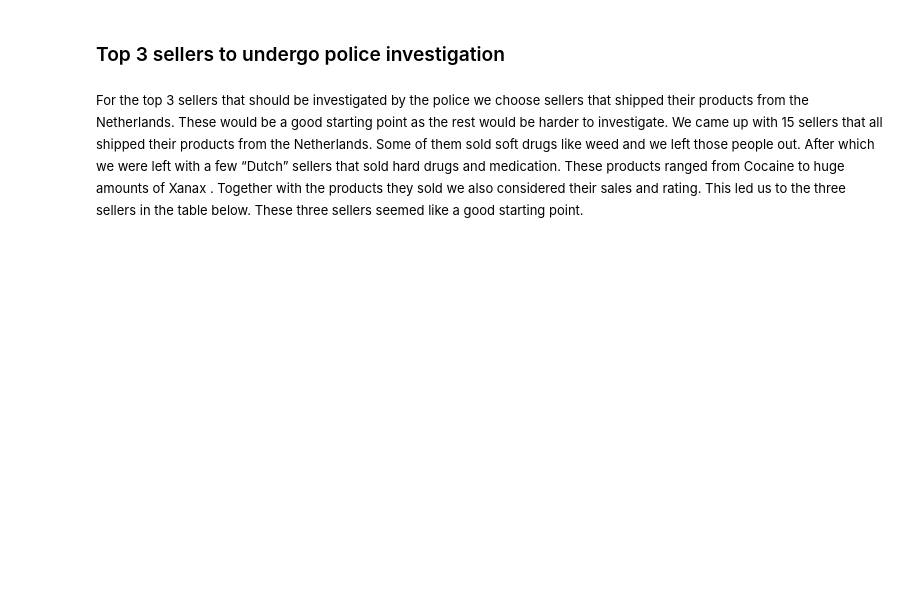
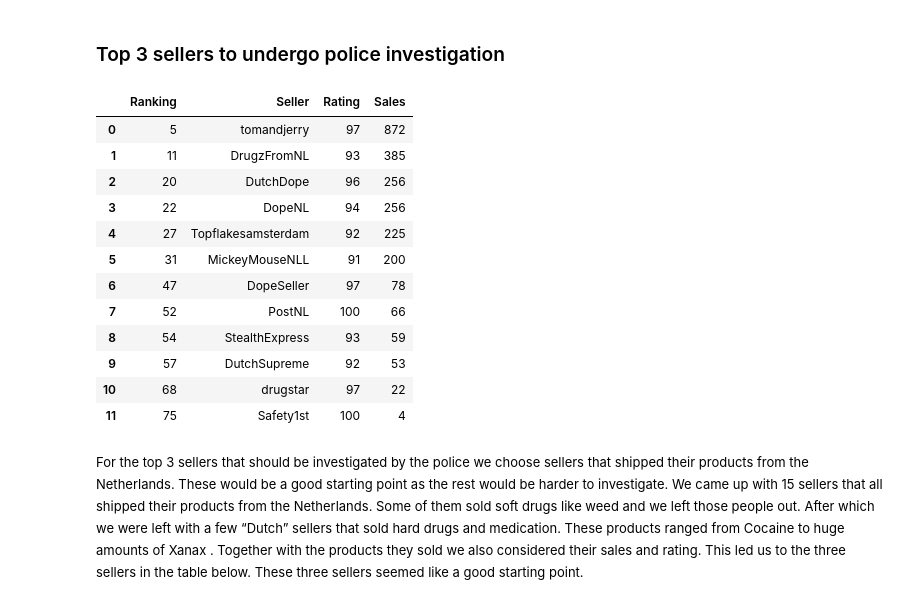
Before and after one commit to nagham-mekky/ForensicsAssignment1, a Jupyter notebook: Assignment1.ipynb, the cells around one changed output. Drawn from its saved outputs; the diff is of its cells as text; code cells hidden in the pictures; blank space fills up the shorter version.

Commit message:
Adding Dutch sellers

```diff
--- a/Assignment1.ipynb
+++ b/Assignment1.ipynb
@@ -123,6 +123,23 @@ Image(filename='GucciWallet.png', width = 500, height = 600)
 [figure]
 # %% [markdown]
 ### Top 3 sellers to undergo police investigation
+# %%
+csv_dutch_sellers = pd.read_csv('DF_Assignment1_Updated_DutchSellers.csv')
+csv_dutch_sellers.head(len(csv_dutch_sellers))
+# %% [output]
+|  | Ranking | Seller | Rating | Sales |
+| 0 | 5 | tomandjerry | 97 | 872 |
+| 1 | 11 | DrugzFromNL | 93 | 385 |
+| 2 | 20 | DutchDope | 96 | 256 |
+| 3 | 22 | DopeNL | 94 | 256 |
+| 4 | 27 | Topflakesamsterdam | 92 | 225 |
+| 5 | 31 | MickeyMouseNLL | 91 | 200 |
+| 6 | 47 | DopeSeller | 97 | 78 |
+| 7 | 52 | PostNL | 100 | 66 |
+| 8 | 54 | StealthExpress | 93 | 59 |
+| 9 | 57 | DutchSupreme | 92 | 53 |
+| 10 | 68 | drugstar | 97 | 22 |
+| 11 | 75 | Safety1st | 100 | 4 |
 # %% [markdown]
 <font size='2'>For the top 3 sellers that should be investigated by the police we choose sellers that shipped their products from the Netherlands.  These would be a good starting point as the rest would be harder to investigate. We came up with 15 sellers that all shipped their products from the Netherlands. Some of them sold soft drugs like weed and we left those people out. After which we were left with a few “Dutch” sellers that sold hard drugs and medication. These products ranged from Cocaine to huge amounts of Xanax . Together with the products they sold we also considered their sales and rating. This led us to the three sellers in the table below. These three sellers seemed like a good starting point. </font>
 # %%
```
Also changed, not shown: 1 other file.
